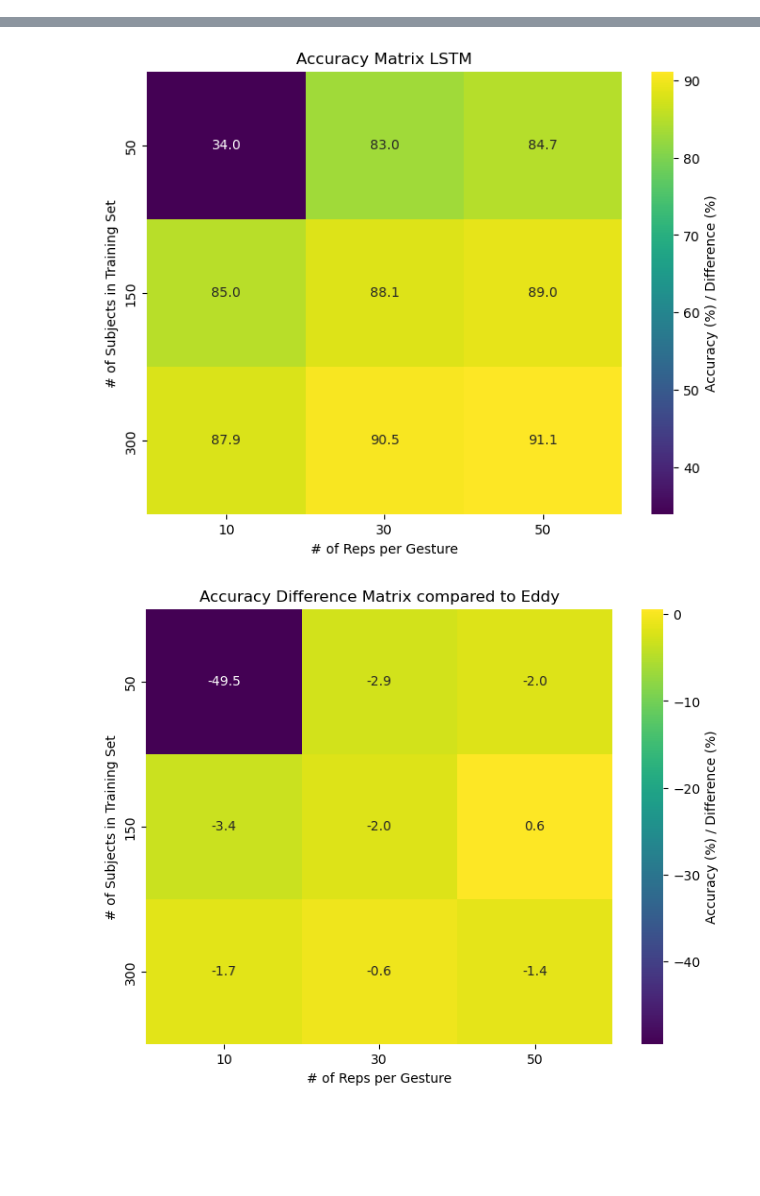
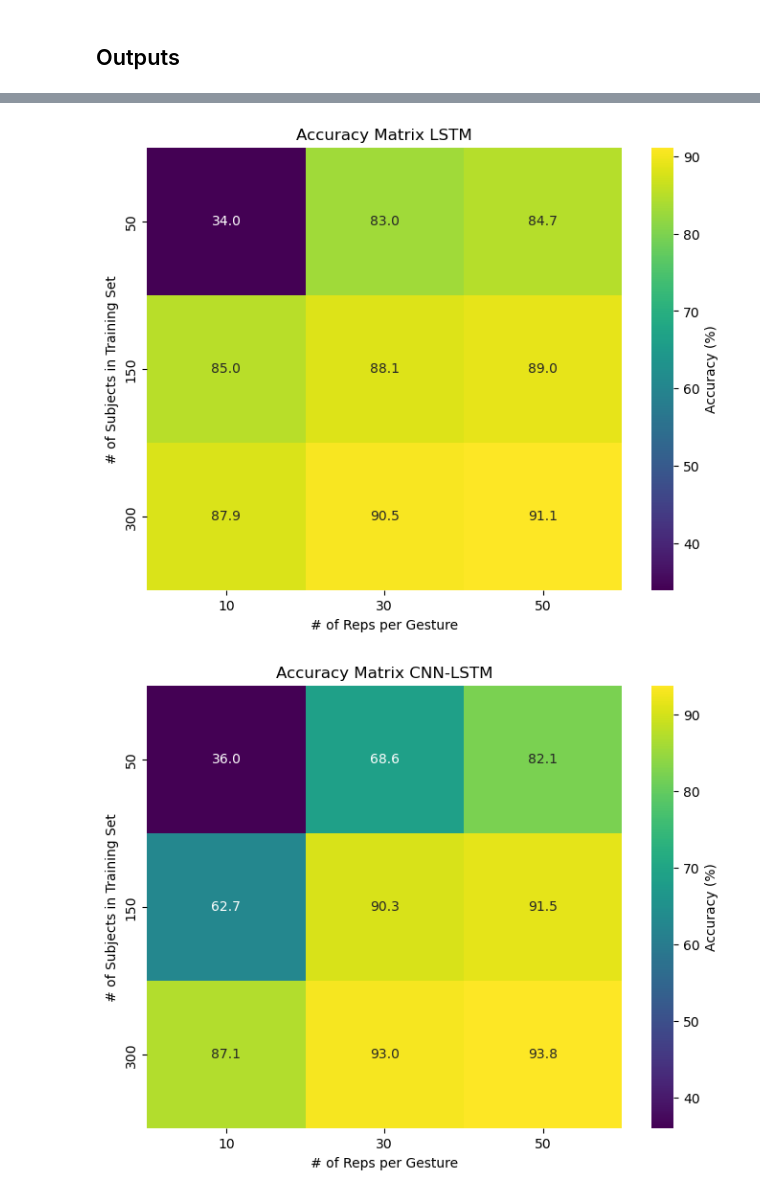
Before and after one commit to johannesrathgeb/discrete-hand-gesture-recognition, a Jupyter notebook: plotting.ipynb, the cells around one changed output, grey strips where cells are left out. Drawn from its saved outputs; the diff is of its cells as text; code cells hidden in the pictures; blank space fills up the shorter version.

```diff
--- a/plotting.ipynb
+++ b/plotting.ipynb
@@ -1,18 +7,29 @@
 # %%
-import numpy as np
-import matplotlib.pyplot as plt
-
-# Example accuracy matrices for demonstration
 accuracy_matrix_og = np.array([
     [83.5, 85.9, 86.7],  # 50 users, 10, 30, 50 reps
     [88.4, 90.1, 88.4],  # 150 users, 10, 30, 50 reps
     [89.6, 91.1, 92.5],  # 300 users, 10, 30, 50 reps
 ])
 
-accuracy_matrix_custom = np.array([
+#LSTM - ca 14h 50min
+accuracy_matrix_lstm = np.array([
     [34.0, 83.0, 84.7],  # 50 users, 10, 30, 50 reps
     [85.0, 88.1, 89.0],  # 150 users, 10, 30, 50 reps
     [87.9, 90.5, 91.1],  # 300 users, 10, 30, 50 reps
 ])
 
-difference_matrix = accuracy_matrix_custom -accuracy_matrix_og
+#CNN-LSTM - ca 7h 20min
+accuracy_matrix_cnnlstm = np.array([
+    [36.0, 68.6, 82.1],  # 50 users, 10, 30, 50 reps
+    [62.7, 90.3, 91.5],  # 150 users, 10, 30, 50 reps
+    [87.1, 93.0, 93.8],  # 300 users, 10, 30, 50 reps
+])
+
+#Fused-CNN - ca 17h 30min
+accuracy_matrix_cnn = np.array([
+    [55.4, 67.6, 71.0],  # 50 users, 10, 30, 50 reps
+    [67.7, 74.6, 75.9],  # 150 users, 10, 30, 50 reps
+    [72.8, 76.7, 79.3],  # 300 users, 10, 30, 50 reps
+])
+
+# difference_matrix = accuracy_matrix_lstm -accuracy_matrix_og
@@ -19,10 +38,7 @@ difference_matrix = accuracy_matrix_custom -accuracy_matrix_og
 # %%
-import seaborn as sns
-import matplotlib.pyplot as plt
-
 def plot_matrix_seaborn(matrix, title, labels, cmap='viridis'):
     plt.figure(figsize=(8, 6))  # Adjusted size for better visibility
-    ax = sns.heatmap(matrix, annot=True, fmt=".1f", cmap=cmap, cbar_kws={'label': 'Accuracy (%) / Difference (%)'})
+    ax = sns.heatmap(matrix, annot=True, fmt=".1f", cmap=cmap, cbar_kws={'label': 'Accuracy (%)'})
     ax.set_title(title)
 
     # Adjust x and y ticks to center
@@ -43,8 +59,11 @@ labels = {
     'x': ['10', '30', '50'],
     'y': ['50', '150', '300']
 }
+# %% [markdown]
+## Outputs
 # %%
 plot_matrix_seaborn(accuracy_matrix_og, "Accuracy Matrix Eddy", labels)
-plot_matrix_seaborn(accuracy_matrix_custom, "Accuracy Matrix LSTM", labels)
-plot_matrix_seaborn(difference_matrix, "Accuracy Difference Matrix compared to Eddy", labels)
+plot_matrix_seaborn(accuracy_matrix_lstm, "Accuracy Matrix LSTM", labels)
+plot_matrix_seaborn(accuracy_matrix_cnnlstm, "Accuracy Matrix CNN-LSTM", labels)
+plot_matrix_seaborn(accuracy_matrix_cnn, "Accuracy Matrix Fused-CNN", labels)
 # %% [output]
@@ -52,2 +71,2 @@ plot_matrix_seaborn(difference_matrix, "Accuracy Difference Matrix compared to E
-[figure, old version]
+[figure, new version]
-[figure, old version]
+[figure, new version]
```
Also changed, not shown: parts of 4 cells of this notebook, 7 other files.
